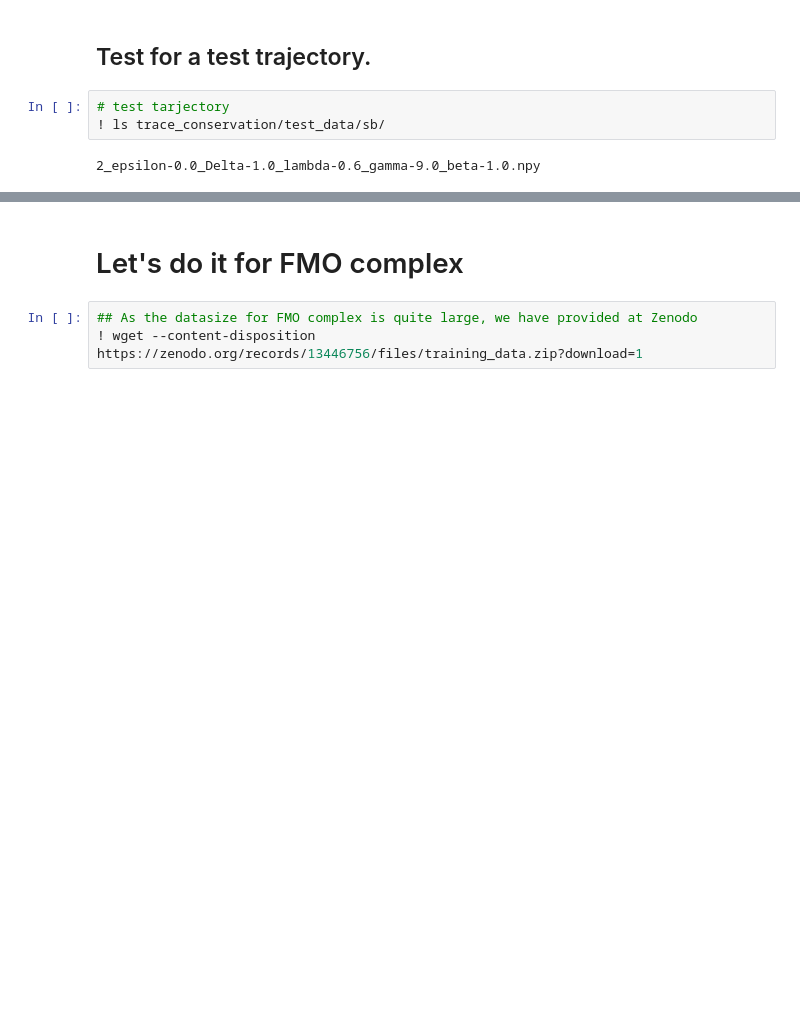
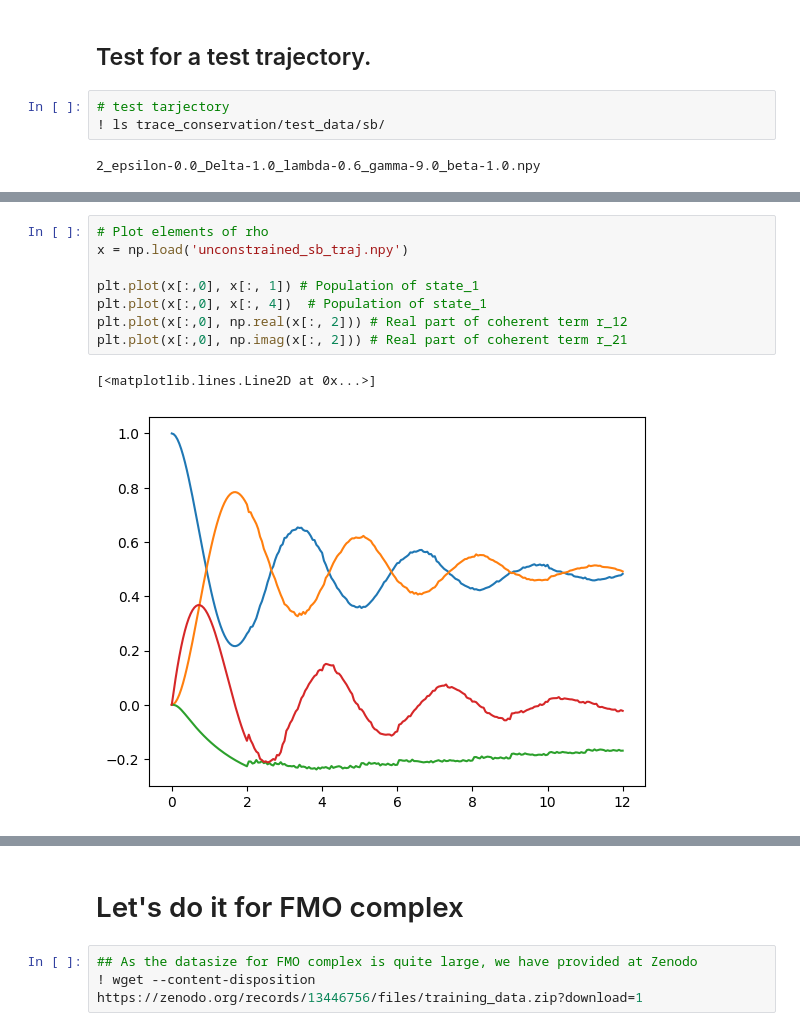
Before and after one commit to Arif-PhyChem/trace_conservation, a Jupyter notebook: unconstrained.ipynb, the cells around one changed output, grey strips where cells are left out. Cells and saved outputs as stored; diff of their text form; blank space fills up the shorter version.

```diff
--- a/unconstrained.ipynb
+++ b/unconstrained.ipynb
@@ -217,4 +220,15 @@ MLQD is ended at 2024-08-29 07:48:19.959734
 <evolution.quant_dyn at 0x...>
+# %%
+# Plot elements of rho
+x = np.load('unconstrained_sb_traj.npy')
+
+plt.plot(x[:,0], x[:, 1]) # Population of state_1
+plt.plot(x[:,0], x[:, 4])  # Population of state_1
+plt.plot(x[:,0], np.real(x[:, 2])) # Real part of coherent term r_12
+plt.plot(x[:,0], np.imag(x[:, 2])) # Real part of coherent term r_21
+# %% [output]
+[<matplotlib.lines.Line2D at 0x...>]
+[figure, added]
 # %%
 # Plot trace vs time
 x = np.load('unconstrained_sb_traj.npy')
```
Also changed, not shown: parts of 9 cells of this notebook.
